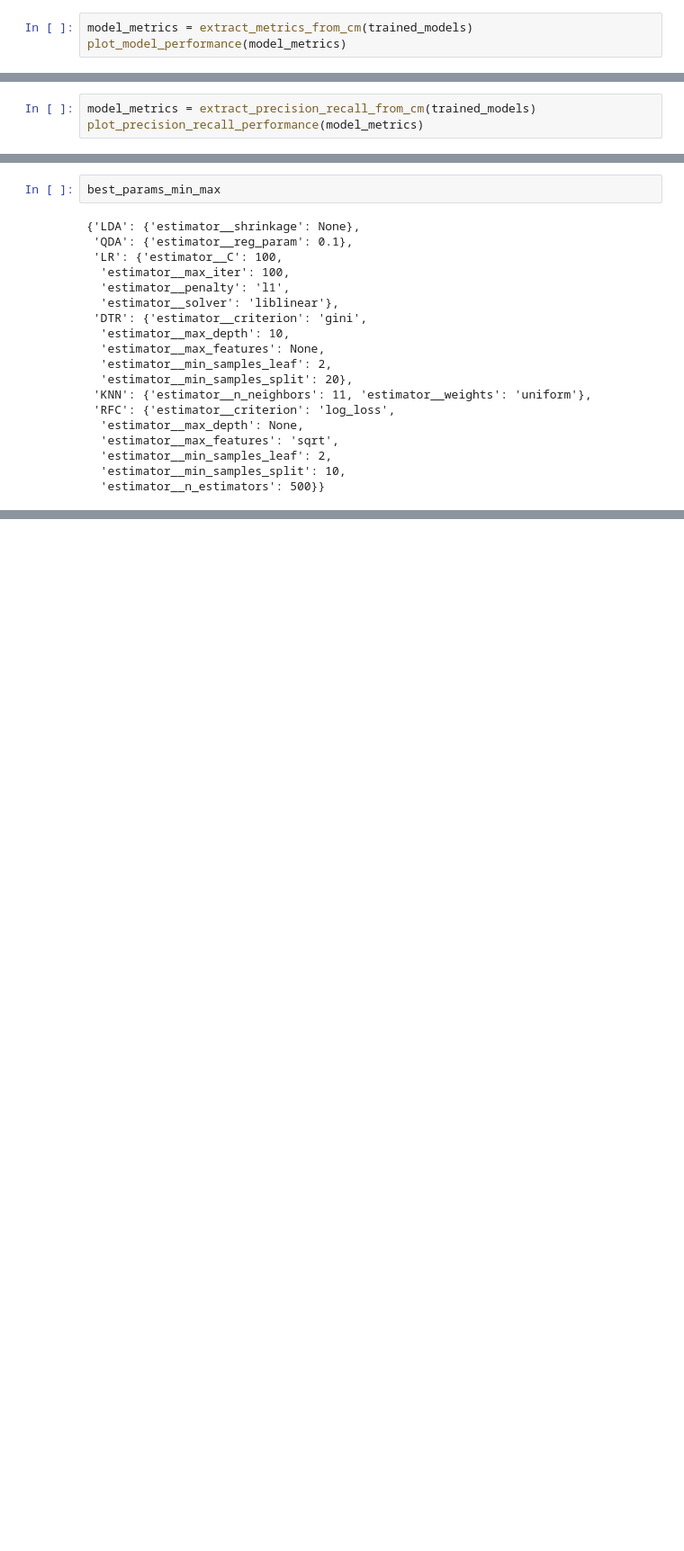
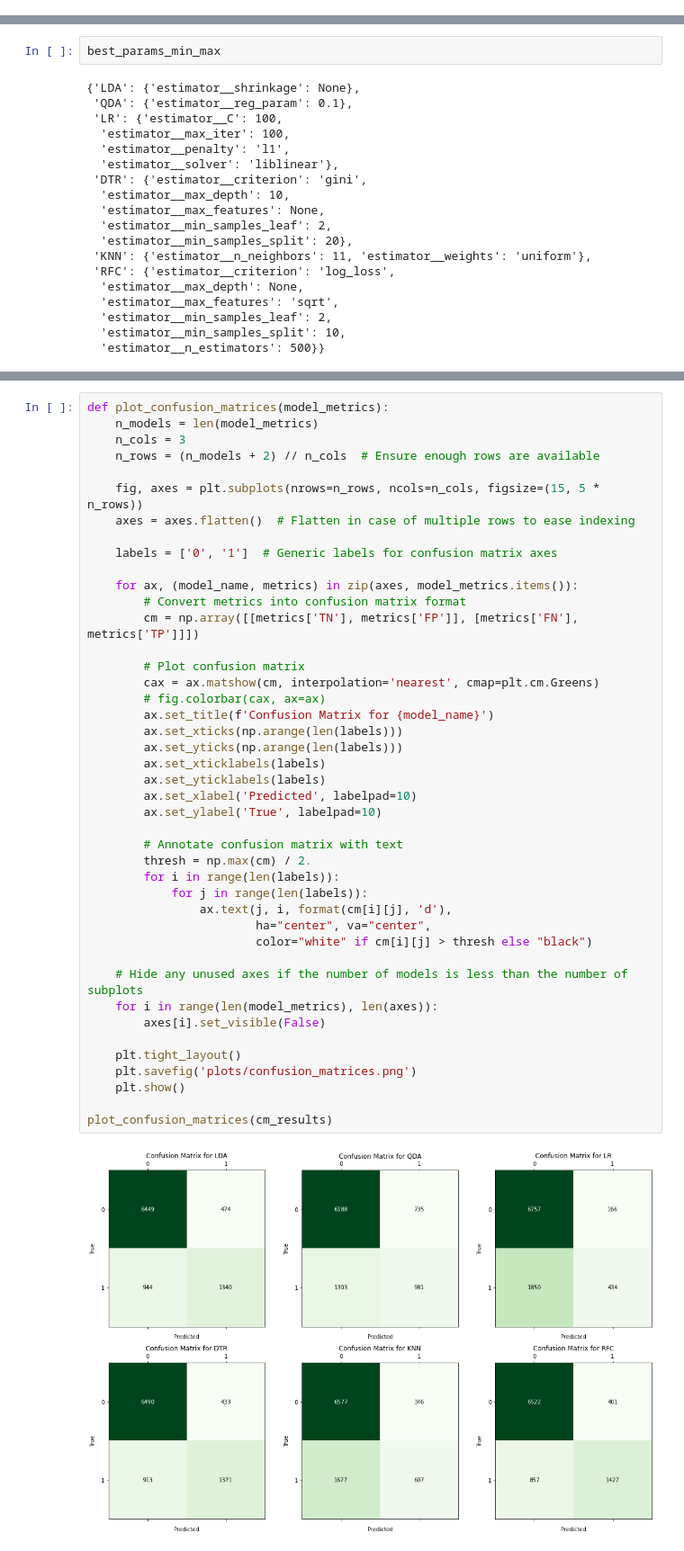
Before and after one commit to Paulina-Iwach/Data_Mining_Project, a Jupyter notebook: classification.ipynb, the cells around one changed output, grey strips where cells are left out. Shown at 90% size. Cells and saved outputs as stored; diff of their text form; blank space fills up the shorter version.

```diff
--- a/classification.ipynb
+++ b/classification.ipynb
@@ -244,3 +14,0 @@ def plot_model_performance(metrics):
-# %%
-model_metrics = extract_metrics_from_cm(trained_models)
-plot_model_performance(model_metrics)
@@ -304,3 +14,0 @@ def plot_precision_recall_performance(metrics):
-# %%
-model_metrics = extract_precision_recall_from_cm(trained_models)
-plot_precision_recall_performance(model_metrics)
@@ -731,0 +415,45 @@ plot_confusion_matrices(best_params_standard, models, X_test, y_test)
+# %%
+def plot_confusion_matrices(model_metrics):
+    n_models = len(model_metrics)
+    n_cols = 3
+    n_rows = (n_models + 2) // n_cols  # Ensure enough rows are available
+
+    fig, axes = plt.subplots(nrows=n_rows, ncols=n_cols, figsize=(15, 5 * n_rows))
+    axes = axes.flatten()  # Flatten in case of multiple rows to ease indexing
+
+    labels = ['0', '1']  # Generic labels for confusion matrix axes
+
+    for ax, (model_name, metrics) in zip(axes, model_metrics.items()):
+        # Convert metrics into confusion matrix format
+        cm = np.array([[metrics['TN'], metrics['FP']], [metrics['FN'], metrics['TP']]])
+
+        # Plot confusion matrix
+        cax = ax.matshow(cm, interpolation='nearest', cmap=plt.cm.Greens)
+        # fig.colorbar(cax, ax=ax)
+        ax.set_title(f'Confusion Matrix for {model_name}')
+        ax.set_xticks(np.arange(len(labels)))
+        ax.set_yticks(np.arange(len(labels)))
+        ax.set_xticklabels(labels)
+        ax.set_yticklabels(labels)
+        ax.set_xlabel('Predicted', labelpad=10)
+        ax.set_ylabel('True', labelpad=10)
+
+        # Annotate confusion matrix with text
+        thresh = np.max(cm) / 2.
+        for i in range(len(labels)):
+            for j in range(len(labels)):
+                ax.text(j, i, format(cm[i][j], 'd'),
+                        ha="center", va="center",
+                        color="white" if cm[i][j] > thresh else "black")
+
+    # Hide any unused axes if the number of models is less than the number of subplots
+    for i in range(len(model_metrics), len(axes)):
+        axes[i].set_visible(False)
+
+    plt.tight_layout()
+    plt.savefig('plots/confusion_matrices.png')
+    plt.show()
+
+plot_confusion_matrices(cm_results)
+# %% [output]
+[figure, added]
```
Also changed, not shown: parts of 18 cells of this notebook, 3 other files.
